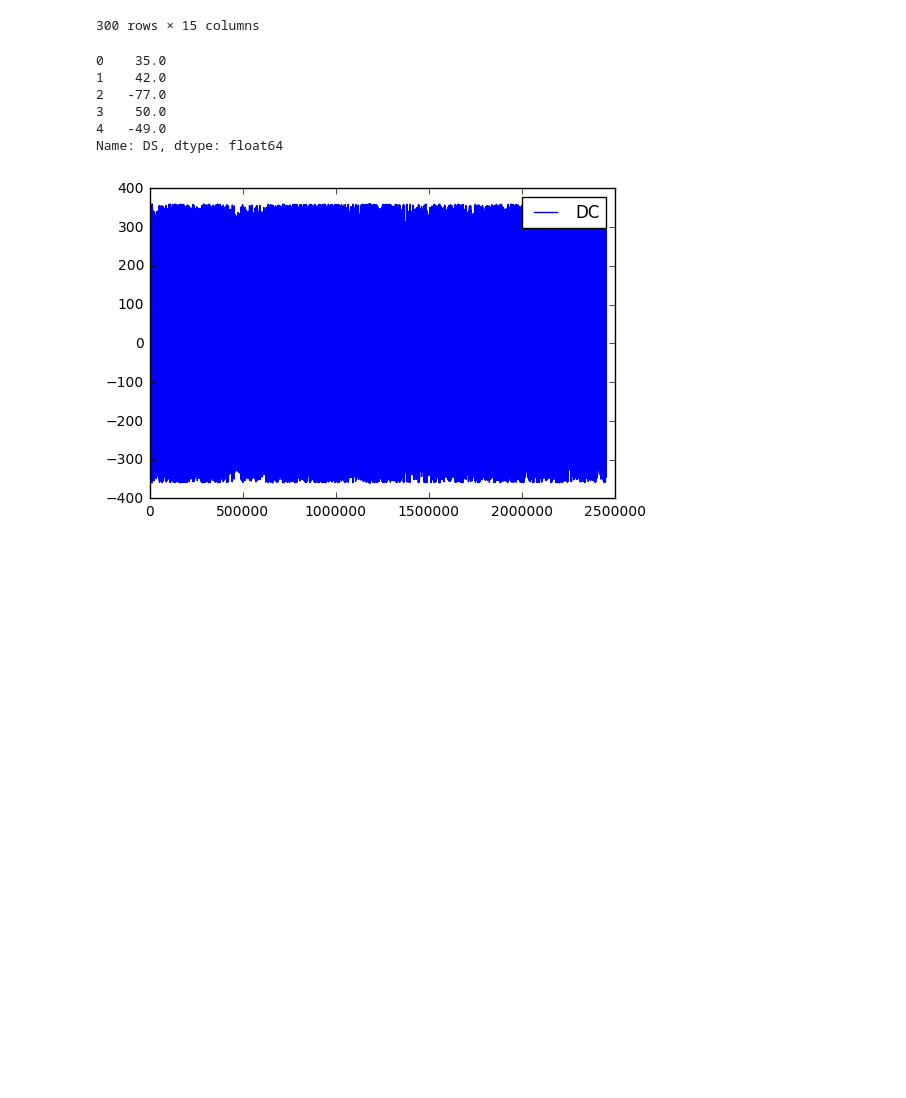
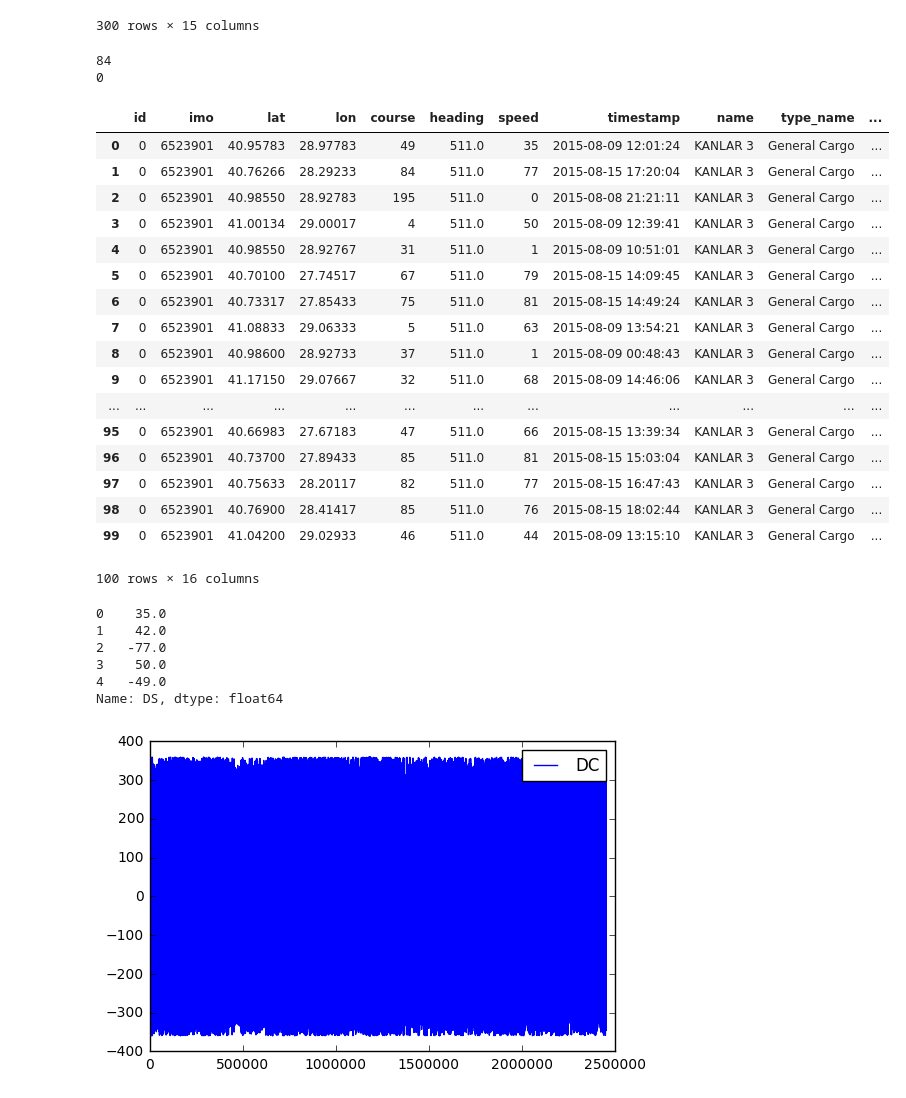
Before and after one commit to chara-b/shipstracking, a Jupyter notebook: navigation-random-labels-done.ipynb, the cells around one changed output. Cells and saved outputs as stored; diff of their text form; code cells hidden in the pictures; blank space fills up the shorter version.

```diff
--- a/Untitled.ipynb
+++ b/navigation-random-labels-done.ipynb
@@ -241,8 +241,10 @@ print('Print the first rows of df to see how it looks like before we apply the i
 print(df.head())
 
 # as a column with the name id
-for i in groupsize[groupsize == 1].reset_index()['id']: # i gets values from the id column
-    if ( df['speed'].loc[i] == 0): # df has as index the ids
+# i gets values from the id column
+for i in groupsize[groupsize == 1].reset_index()['id']:
+    # df has as index the ids
+# if ( df['speed'].loc[i] == 0):
         df.loc[i, 'navigation'] = "ANCHORED"
 # if speed = 0 and only one record of that id found then this means that the ship is
 # anchored in a port otherwise if speed = 0 and more records of tha ship's id found in the dataset
@@ -254,6 +256,7 @@ print('Print the first rows of the navigation column before applying values')
 print(df['navigation'].head())
 print('Print the first rows of the navigation column after applying values')
 df.loc[df['navigation'] == "ANCHORED"]
+df_anchored = df.loc[df['navigation'] == "ANCHORED"]
 # %% [output]
 Groups with size 1
 id
@@ -368,6 +383,13 @@ See the caveats in the documentation: http://pandas.pydata.org/pandas-docs/stabl
 | 298 | 201100086 | 7607467 | 42.49571 | 17.35308 | 113 | 116.0 | 78 | 2015-08-01 21:21:11 | MILTON | General Cargo | ... |
 | 299 | 201100086 | 7607467 | 40.52954 | 18.73752 | 208 | 212.0 | 94 | 2015-08-05 00:37:11 | MILTON | General Cargo | ... |
 300 rows × 15 columns
+# %%
+print(len(df_non_anchored.loc[df_non_anchored.Drift.isnull(), 'Drift'])) # Does the Drift column has any nans ??
+df_non_anchored.loc[df_non_anchored['id'] == df_non_anchored['id'].shift(1), 'Drift'] = 0
+print(len(df_non_anchored.loc[df_non_anchored.Drift.isnull(), 'Drift']))
+# %% [output]
+84
+0
 # %%
 # now we will remove the extra circles from the final angle of the drift  so we can have a clearer image at how our angle is
 # so we can declare at which level we have a high drift and at which we have a low one
@@ -375,6 +397,27 @@ See the caveats in the documentation: http://pandas.pydata.org/pandas-docs/stabl
 #df_non_anchored.loc[(df_non_anchored['Drift'] > 360), 'Drift'] = df_non_anchored['Drift'] / 360
 df_non_anchored['drift_circles'] = np.where((df_non_anchored['Drift'] > 360) | (df_non_anchored['Drift'] < -360), df_non_anchored['Drift']/360, df_non_anchored['Drift']/1)
 df_non_anchored.loc[(df_non_anchored['Drift'] > 360) | (df_non_anchored['Drift'] < -360), 'Drift'] = df_non_anchored['drift_circles'].apply(lambda x: math.modf(x)[0] * 360) #this will return the first part of a pair of such tuple result which is the decimal and the integer part of a decimal number(0.5678000000000338, 1234.0)
+# %%
+df_non_anchored.head(100)
+# %% [output]
+|  | id | imo | lat | lon | course | heading | speed | timestamp | name | type_name | ... |
+| 0 | 0 | 6523901 | 40.95783 | 28.97783 | 49 | 511.0 | 35 | 2015-08-09 12:01:24 | KANLAR 3 | General Cargo | ... |
+| 1 | 0 | 6523901 | 40.76266 | 28.29233 | 84 | 511.0 | 77 | 2015-08-15 17:20:04 | KANLAR 3 | General Cargo | ... |
+| 2 | 0 | 6523901 | 40.98550 | 28.92783 | 195 | 511.0 | 0 | 2015-08-08 21:21:11 | KANLAR 3 | General Cargo | ... |
+| 3 | 0 | 6523901 | 41.00134 | 29.00017 | 4 | 511.0 | 50 | 2015-08-09 12:39:41 | KANLAR 3 | General Cargo | ... |
+| 4 | 0 | 6523901 | 40.98550 | 28.92767 | 31 | 511.0 | 1 | 2015-08-09 10:51:01 | KANLAR 3 | General Cargo | ... |
+| 5 | 0 | 6523901 | 40.70100 | 27.74517 | 67 | 511.0 | 79 | 2015-08-15 14:09:45 | KANLAR 3 | General Cargo | ... |
+| 6 | 0 | 6523901 | 40.73317 | 27.85433 | 75 | 511.0 | 81 | 2015-08-15 14:49:24 | KANLAR 3 | General Cargo | ... |
+| 7 | 0 | 6523901 | 41.08833 | 29.06333 | 5 | 511.0 | 63 | 2015-08-09 13:54:21 | KANLAR 3 | General Cargo | ... |
+| 8 | 0 | 6523901 | 40.98600 | 28.92733 | 37 | 511.0 | 1 | 2015-08-09 00:48:43 | KANLAR 3 | General Cargo | ... |
+| 9 | 0 | 6523901 | 41.17150 | 29.07667 | 32 | 511.0 | 68 | 2015-08-09 14:46:06 | KANLAR 3 | General Cargo | ... |
+| ... | ... | ... | ... | ... | ... | ... | ... | ... | ... | ... | ... |
+| 95 | 0 | 6523901 | 40.66983 | 27.67183 | 47 | 511.0 | 66 | 2015-08-15 13:39:34 | KANLAR 3 | General Cargo | ... |
+| 96 | 0 | 6523901 | 40.73700 | 27.89433 | 85 | 511.0 | 81 | 2015-08-15 15:03:04 | KANLAR 3 | General Cargo | ... |
+| 97 | 0 | 6523901 | 40.75633 | 28.20117 | 82 | 511.0 | 77 | 2015-08-15 16:47:43 | KANLAR 3 | General Cargo | ... |
+| 98 | 0 | 6523901 | 40.76900 | 28.41417 | 85 | 511.0 | 76 | 2015-08-15 18:02:44 | KANLAR 3 | General Cargo | ... |
+| 99 | 0 | 6523901 | 41.04200 | 29.02933 | 46 | 511.0 | 44 | 2015-08-09 13:15:10 | KANLAR 3 | General Cargo | ... |
+100 rows × 16 columns
 # %%
 df_non_anchored.loc[((df_non_anchored['speed'] == 0)), 'label_speed'] = 'a' #stopped
 df_non_anchored.loc[((df_non_anchored['speed'] > 0) & (df_non_anchored['speed'] <= 20)), 'label_speed'] = 'b' #low speed
```
Also changed, not shown: parts of 29 cells of this notebook.
